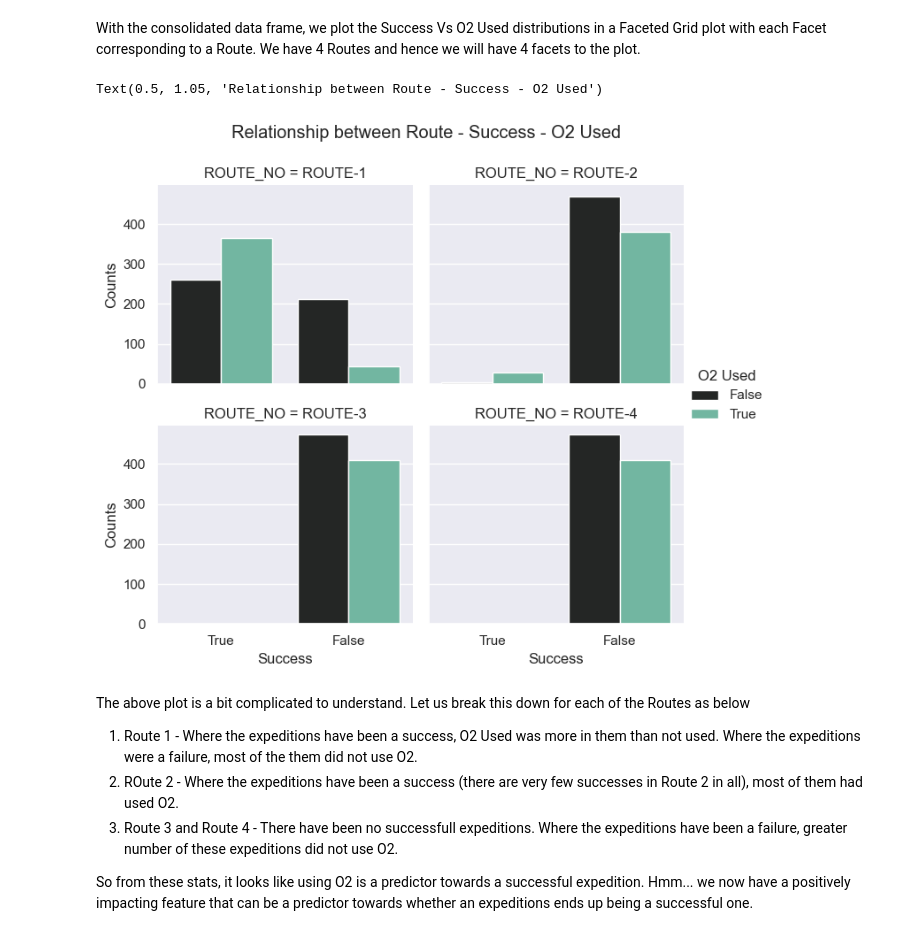
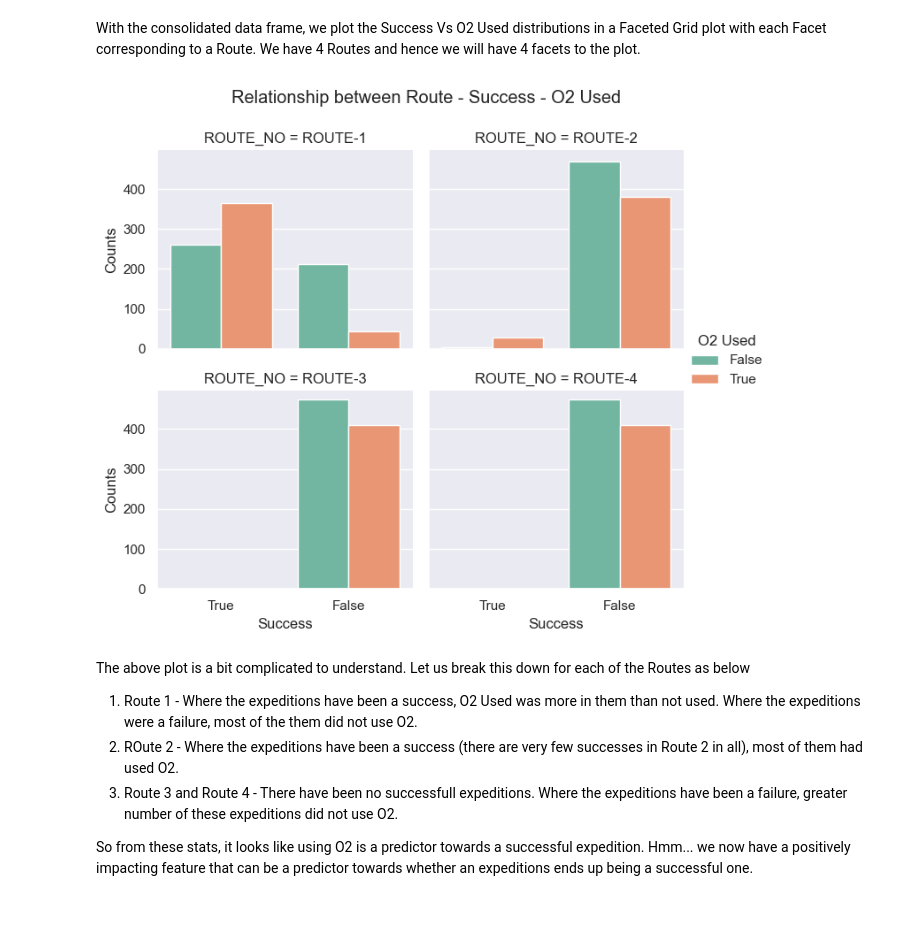
Before and after one commit to arnabpanja/python-core-dev, a Jupyter notebook: scripts-core/jupyter_notebooks/tt_2025_week_3.ipynb, the cells around one changed output. Cells and saved outputs as stored; diff of their text form; code cells hidden in the pictures.

```diff
--- a/scripts-core/jupyter_notebooks/tt_2025_week_3.ipynb
+++ b/scripts-core/jupyter_notebooks/tt_2025_week_3.ipynb
@@ -9,10 +9,12 @@ So, lets get on with the game !!!
 
 As a first let us import the libraries pandas, numpy, matplotlib and seaborn. These will be our data frame and plotting libraries that we will use for this analysis. Then let us read the data. The data consists of two data files one with the data on the peaks of the Himalayas and the other with the expeditions on these peaks. The data frames are accordingly named as peaks_tidy and exped_tidy.
 # %%
+# Import the libraries ------------------------------------------
 import pandas as pd
 import numpy as np
 import matplotlib.pyplot as plt
 import seaborn as sns
+sns.set()
 import warnings
-warnings.filterwarnings('ignore') # to ignore warnings in the whole notebook
+warnings.filterwarnings("ignore") # to ignore warnings in the whole notebook
 # %%
@@ -282,14 +294,13 @@ route_o2used_df
 With the consolidated data frame, we plot the Success Vs O2 Used distributions in a Faceted Grid plot with each Facet corresponding
 to a Route. We have 4 Routes and hence we will have 4 facets to the plot.
 # %%
-sns.set_theme(palette="Set2")
 g=sns.FacetGrid(route_o2used_df, col="ROUTE_NO", col_wrap=2, height=3, aspect=1.15)
-g.map(sns.barplot, "SUCCESS", "COUNTS", "O2USED", order=["True", "False"], dodge=True).add_legend(title="O2 Used")
+g.map(sns.barplot, "SUCCESS", "COUNTS", "O2USED", order=["True", "False"], dodge=True, palette="Set2").add_legend(title="O2 Used")
 g.set_axis_labels("Success", "Counts")
 g.fig.suptitle("Relationship between Route - Success - O2 Used", y=1.05)
+plt.savefig("./plots/plot-4.png")
 # %% [output]
-Text(0.5, 1.05, 'Relationship between Route - Success - O2 Used')
-[figure, old version]
+[figure, new version]
 # %% [markdown]
 The above plot is a bit complicated to understand. Let us break this down for each of the Routes as below
 
```
Also changed, not shown: parts of 7 cells of this notebook.
